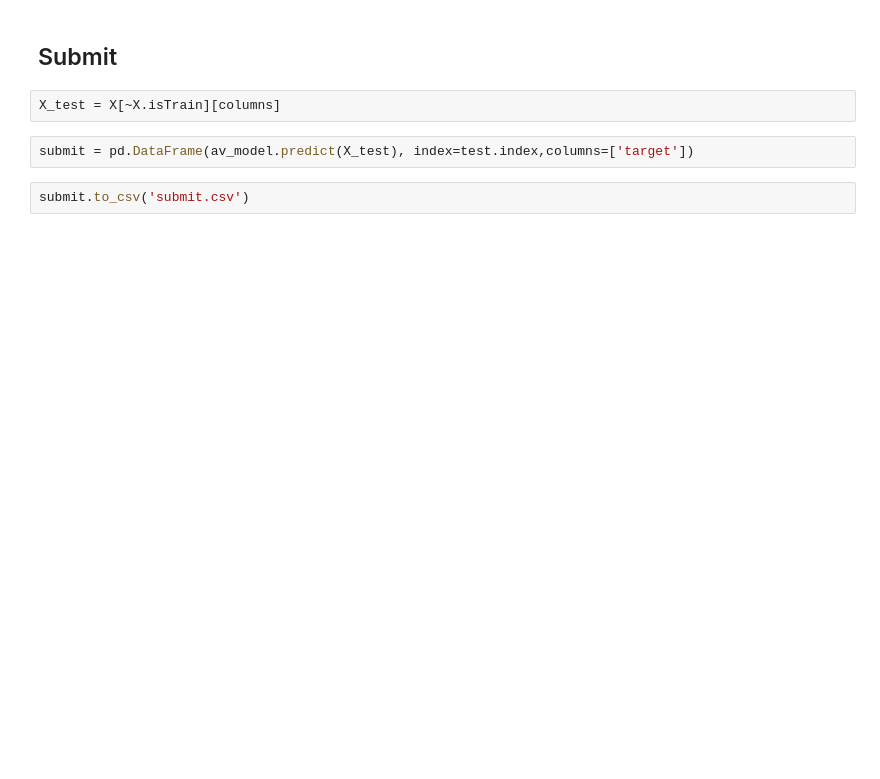
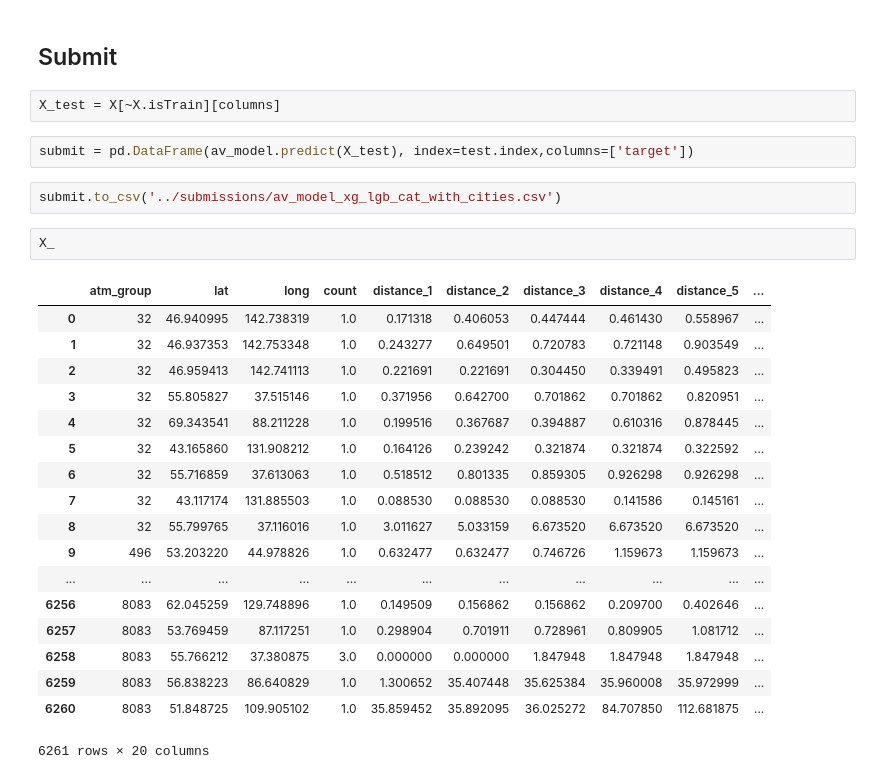
Before and after one commit to Muhamob/happy-data-year-rosbank, a Jupyter notebook: notebooks/baseline.ipynb, the cells around one changed output. Saved outputs shown, nothing was run; the diff lists cells and outputs as text; blank space fills up the shorter version.

Commit message:
add solutions with cities

```diff
--- a/notebooks/baseline.ipynb
+++ b/notebooks/baseline.ipynb
@@ -481,4 +625,25 @@ X_test = X[~X.isTrain][columns]
 # %%
 submit = pd.DataFrame(av_model.predict(X_test), index=test.index,columns=['target'])
 # %%
-submit.to_csv('submit.csv')
+submit.to_csv('../submissions/av_model_xg_lgb_cat_with_cities.csv')
+# %%
+X_
+# %% [output]
+|  | atm_group | lat | long | count | distance_1 | distance_2 | distance_3 | distance_4 | distance_5 | ... |
+| 0 | 32 | 46.940995 | 142.738319 | 1.0 | 0.171318 | 0.406053 | 0.447444 | 0.461430 | 0.558967 | ... |
+| 1 | 32 | 46.937353 | 142.753348 | 1.0 | 0.243277 | 0.649501 | 0.720783 | 0.721148 | 0.903549 | ... |
+| 2 | 32 | 46.959413 | 142.741113 | 1.0 | 0.221691 | 0.221691 | 0.304450 | 0.339491 | 0.495823 | ... |
+| 3 | 32 | 55.805827 | 37.515146 | 1.0 | 0.371956 | 0.642700 | 0.701862 | 0.701862 | 0.820951 | ... |
+| 4 | 32 | 69.343541 | 88.211228 | 1.0 | 0.199516 | 0.367687 | 0.394887 | 0.610316 | 0.878445 | ... |
+| 5 | 32 | 43.165860 | 131.908212 | 1.0 | 0.164126 | 0.239242 | 0.321874 | 0.321874 | 0.322592 | ... |
+| 6 | 32 | 55.716859 | 37.613063 | 1.0 | 0.518512 | 0.801335 | 0.859305 | 0.926298 | 0.926298 | ... |
+| 7 | 32 | 43.117174 | 131.885503 | 1.0 | 0.088530 | 0.088530 | 0.088530 | 0.141586 | 0.145161 | ... |
+| 8 | 32 | 55.799765 | 37.116016 | 1.0 | 3.011627 | 5.033159 | 6.673520 | 6.673520 | 6.673520 | ... |
+| 9 | 496 | 53.203220 | 44.978826 | 1.0 | 0.632477 | 0.632477 | 0.746726 | 1.159673 | 1.159673 | ... |
+| ... | ... | ... | ... | ... | ... | ... | ... | ... | ... | ... |
+| 6256 | 8083 | 62.045259 | 129.748896 | 1.0 | 0.149509 | 0.156862 | 0.156862 | 0.209700 | 0.402646 | ... |
+| 6257 | 8083 | 53.769459 | 87.117251 | 1.0 | 0.298904 | 0.701911 | 0.728961 | 0.809905 | 1.081712 | ... |
+| 6258 | 8083 | 55.766212 | 37.380875 | 3.0 | 0.000000 | 0.000000 | 1.847948 | 1.847948 | 1.847948 | ... |
+| 6259 | 8083 | 56.838223 | 86.640829 | 1.0 | 1.300652 | 35.407448 | 35.625384 | 35.960008 | 35.972999 | ... |
+| 6260 | 8083 | 51.848725 | 109.905102 | 1.0 | 35.859452 | 35.892095 | 36.025272 | 84.707850 | 112.681875 | ... |
+6261 rows × 20 columns
```
Also changed, not shown: parts of 28 cells of this notebook, 13 other files.
